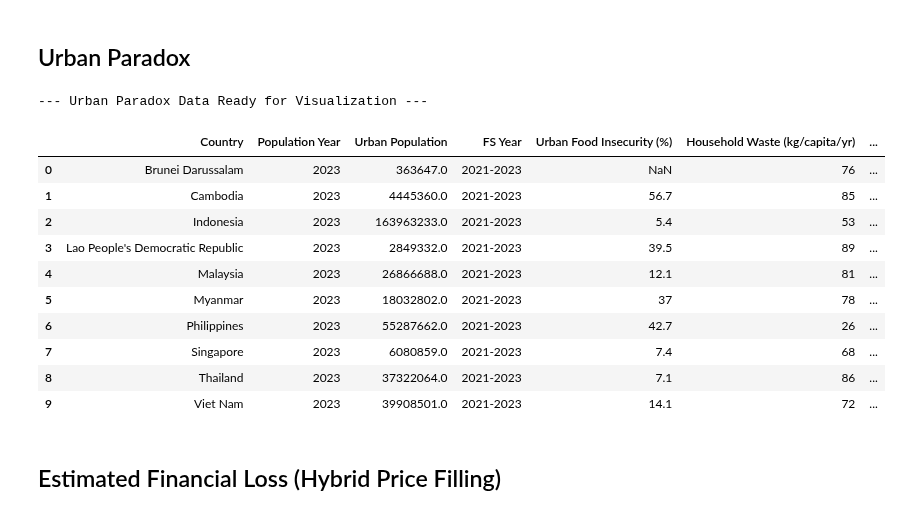
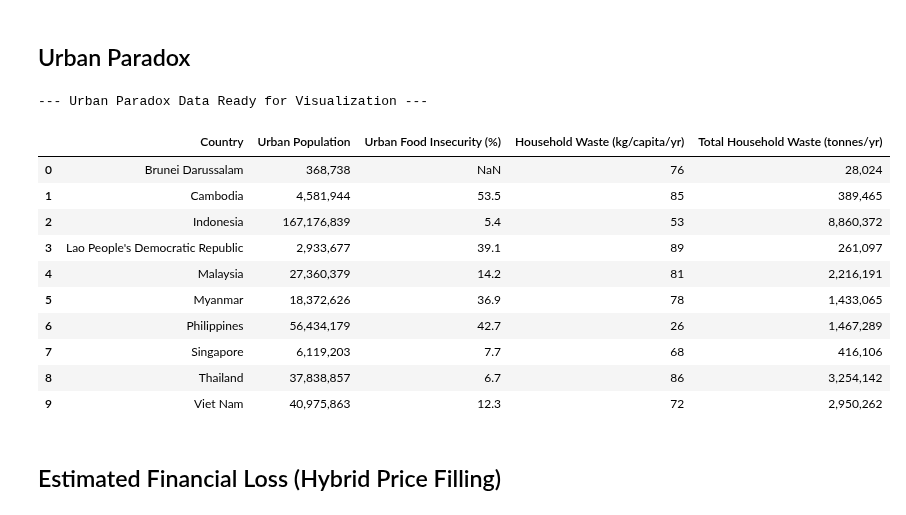
Before and after one commit to Azvier/asean-food-waste-sustainability, a Jupyter notebook: notebooks/data_analysis.ipynb, the cells around one changed output. Saved outputs shown, nothing was run; the diff lists cells and outputs as text; code cells hidden in the pictures.

```diff
--- a/notebooks/data_analysis.ipynb
+++ b/notebooks/data_analysis.ipynb
@@ -53,51 +53,56 @@ max_actual_year = fao_population[fao_population['Year'] <= 2023]['Year'].max()
 population_urban = fao_population[
     (fao_population['Area'].isin(asean_countries)) &
     (fao_population['Element'] == 'Urban population') &
-    (fao_population['Year'] == max_actual_year)
+    (fao_population['Year'] == 2024)
 ].copy()
 population_urban['Value'] *= 1000  # Convert from '1000 persons' to persons
 population_urban = population_urban[['Area', 'Year', 'Value']].rename(columns={
     'Area': 'Country',
     'Year': 'Population Year',
     'Value': 'Urban Population'
 })
 
 # Process Urban Food Insecurity Data
 fs_urban_insecurity = fao_fs[
     (fao_fs['Area'].isin(asean_countries)) &
-    (fao_fs['Item'] == 'Prevalence of moderate or severe food insecurity in the female adult population (percent) (3-year average)') &
+    (fao_fs['Item'] == 'Prevalence of moderate or severe food insecurity in the total population (percent) (3-year average)') &
     (fao_fs['Year'].astype(str).str.contains('2021|2022|2023|2024'))
 ].sort_values('Year').drop_duplicates('Area', keep='last')
 fs_urban_insecurity = fs_urban_insecurity[['Area', 'Year', 'Value']].rename(columns={
     'Area': 'Country',
     'Year': 'FS Year',
     'Value': 'Urban Food Insecurity (%)'
 })
 
 # Process Food Waste Data
 waste_household = f_waste[f_waste['Country'].isin(asean_countries)][['Country', 'Household estimate (kg/capita/year)']].rename(
     columns={'Household estimate (kg/capita/year)': 'Household Waste (kg/capita/yr)'}
 )
 
 # Merge Datasets to Create the Urban Paradox DataFrame
 urban_paradox_df = population_urban.merge(fs_urban_insecurity, on='Country', how='left').merge(waste_household, on='Country', how='left')
 urban_paradox_df['Total Household Waste (tonnes/yr)'] = (urban_paradox_df['Urban Population'] * urban_paradox_df['Household Waste (kg/capita/yr)']) / 1000
+urban_paradox_df = urban_paradox_df.loc[:, ~urban_paradox_df.columns.str.contains('Year')]
+
+urban_paradox_df_fmt = urban_paradox_df.copy()
+urban_paradox_df_fmt['Urban Population'] = urban_paradox_df_fmt['Urban Population'].apply(lambda x: f"{x:,.0f}")
+urban_paradox_df_fmt['Total Household Waste (tonnes/yr)'] = urban_paradox_df_fmt['Total Household Waste (tonnes/yr)'].apply(lambda x: f"{x:,.0f}")
 
 print("--- Urban Paradox Data Ready for Visualization ---")
-urban_paradox_df
+urban_paradox_df_fmt
 # %% [output]
 --- Urban Paradox Data Ready for Visualization ---
-|  | Country | Population Year | Urban Population | FS Year | Urban Food Insecurity (%) | Household Waste (kg/capita/yr) | ... |
-| 0 | Brunei Darussalam | 2023 | 363647.0 | 2021-2023 | NaN | 76 | ... |
-| 1 | Cambodia | 2023 | 4445360.0 | 2021-2023 | 56.7 | 85 | ... |
-| 2 | Indonesia | 2023 | 163963233.0 | 2021-2023 | 5.4 | 53 | ... |
-| 3 | Lao People's Democratic Republic | 2023 | 2849332.0 | 2021-2023 | 39.5 | 89 | ... |
-| 4 | Malaysia | 2023 | 26866688.0 | 2021-2023 | 12.1 | 81 | ... |
-| 5 | Myanmar | 2023 | 18032802.0 | 2021-2023 | 37 | 78 | ... |
-| 6 | Philippines | 2023 | 55287662.0 | 2021-2023 | 42.7 | 26 | ... |
-| 7 | Singapore | 2023 | 6080859.0 | 2021-2023 | 7.4 | 68 | ... |
-| 8 | Thailand | 2023 | 37322064.0 | 2021-2023 | 7.1 | 86 | ... |
-| 9 | Viet Nam | 2023 | 39908501.0 | 2021-2023 | 14.1 | 72 | ... |
+|  | Country | Urban Population | Urban Food Insecurity (%) | Household Waste (kg/capita/yr) | Total Household Waste (tonnes/yr) |
+| 0 | Brunei Darussalam | 368,738 | NaN | 76 | 28,024 |
+| 1 | Cambodia | 4,581,944 | 53.5 | 85 | 389,465 |
+| 2 | Indonesia | 167,176,839 | 5.4 | 53 | 8,860,372 |
+| 3 | Lao People's Democratic Republic | 2,933,677 | 39.1 | 89 | 261,097 |
+| 4 | Malaysia | 27,360,379 | 14.2 | 81 | 2,216,191 |
+| 5 | Myanmar | 18,372,626 | 36.9 | 78 | 1,433,065 |
+| 6 | Philippines | 56,434,179 | 42.7 | 26 | 1,467,289 |
+| 7 | Singapore | 6,119,203 | 7.7 | 68 | 416,106 |
+| 8 | Thailand | 37,838,857 | 6.7 | 86 | 3,254,142 |
+| 9 | Viet Nam | 40,975,863 | 12.3 | 72 | 2,950,262 |
 # %% [markdown]
 ## Estimated Financial Loss (Hybrid Price Filling)
 # %%
```
Also changed, not shown: parts of 1 cell of this notebook.
